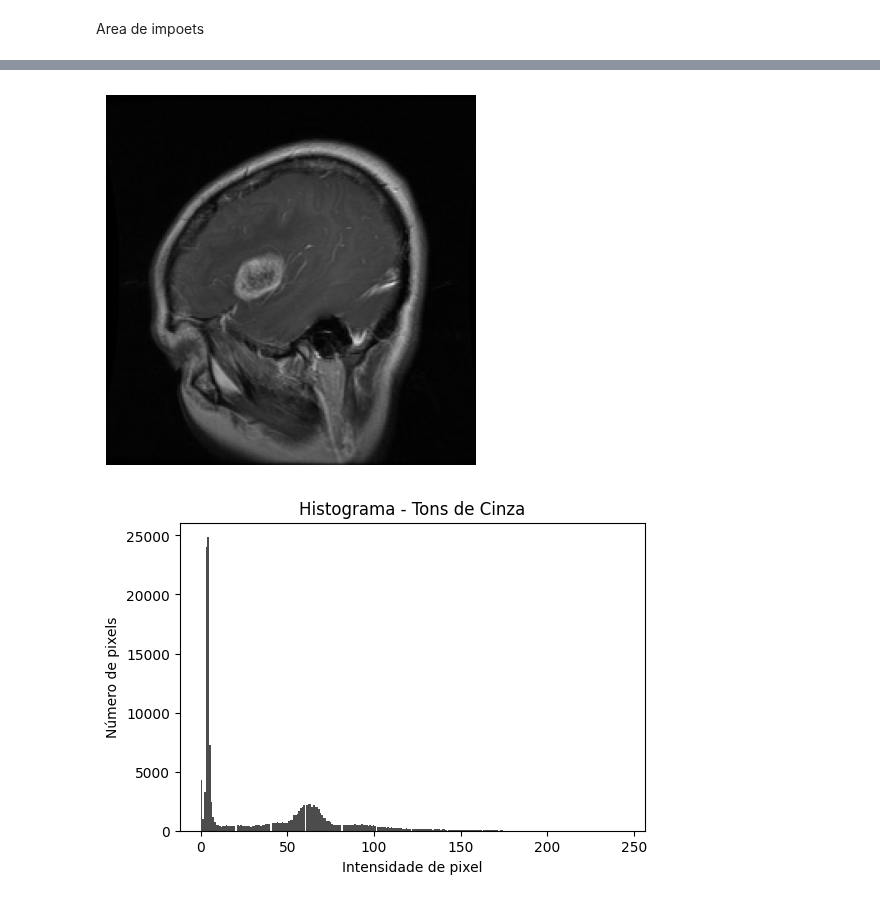
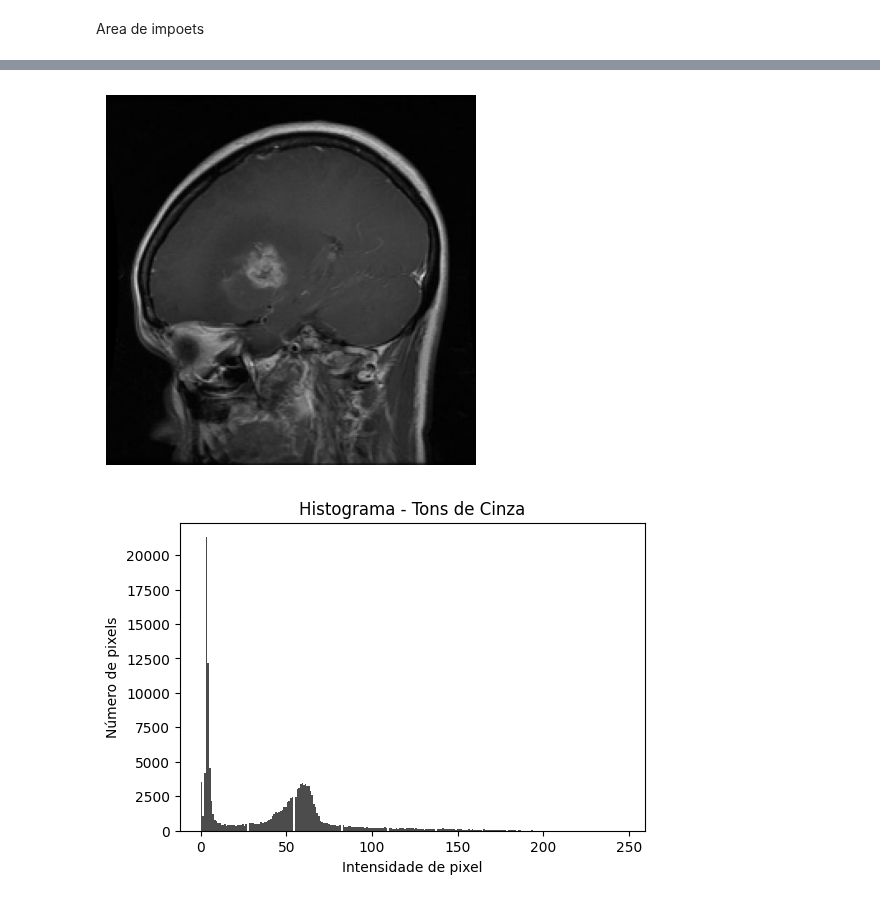
Before and after one commit to ViniciusBPessoa/Repositorio_Academico_Multidisciplinar, a Jupyter notebook: Processamento_imagens/projeto bolado/principal_algoritimo.ipynb, the cells around one changed output, grey strips where cells are left out. Cells and saved outputs as stored; diff of their text form; code cells hidden in the pictures.

```diff
--- a/Processamento_imagens/projeto bolado/principal_algoritimo.ipynb
+++ b/Processamento_imagens/projeto bolado/principal_algoritimo.ipynb
@@ -333,12 +374,12 @@ plt.show()
 # %%
-Imagem_pika = X_train[1]
+Imagem_pika = X_train[5]
 Imagem_pika = (Imagem_pika * 255).astype(np.uint8)
 
 plt.imshow(Imagem_pika)
 plt.axis('off')  # Oculta os eixos
 plt.show()
 # %% [output]
-[figure, old version]
+[figure, new version]
 # %%
 plt.figure(figsize=(6, 4))
 plt.hist(Imagem_pika.ravel(), bins=256, color='black', alpha=0.7)
@@ -347,5 +388,5 @@ plt.xlabel('Intensidade de pixel')
 plt.ylabel('Número de pixels')
 plt.show()
 # %% [output]
-[figure, old version]
+[figure, new version]
 # %%
```
Also changed, not shown: parts of 24 cells of this notebook, 33 other files.
